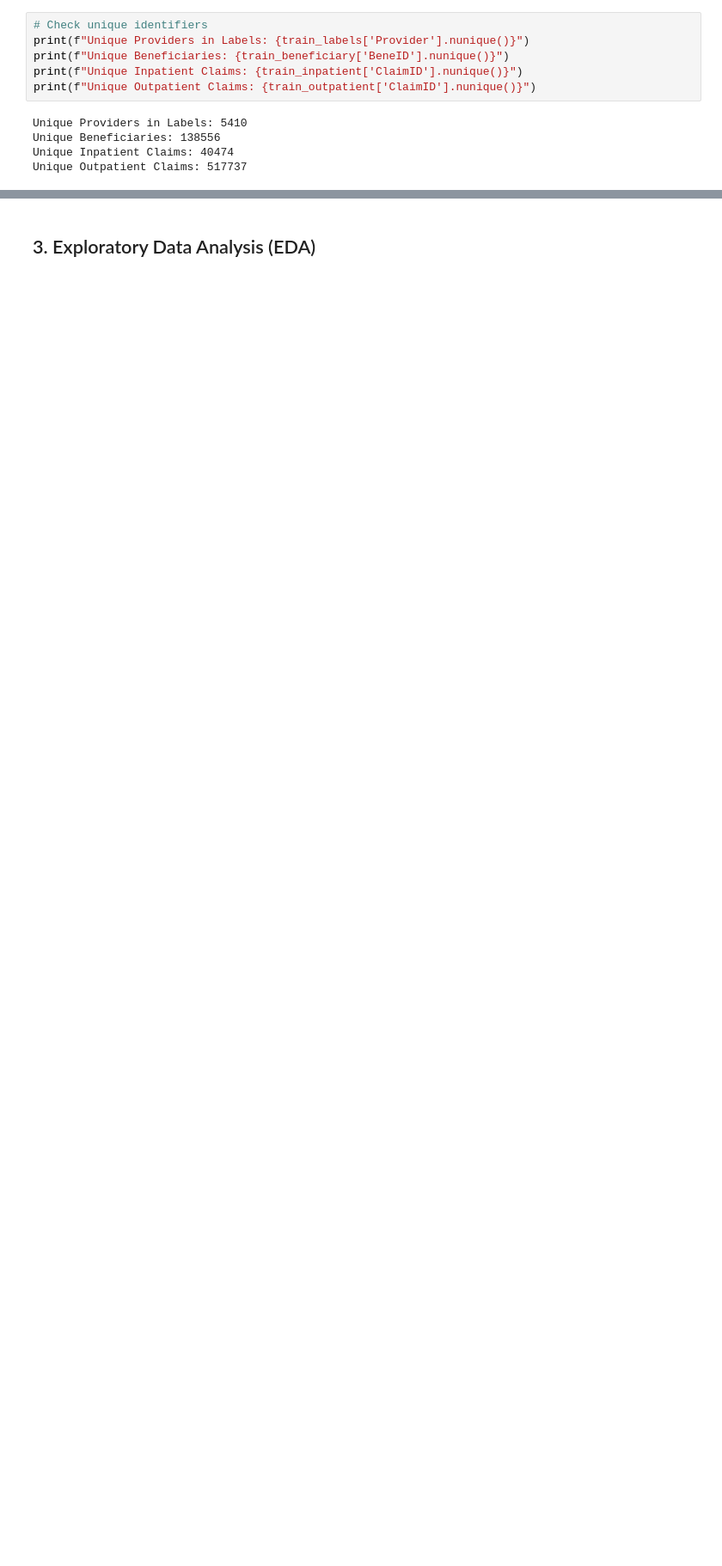
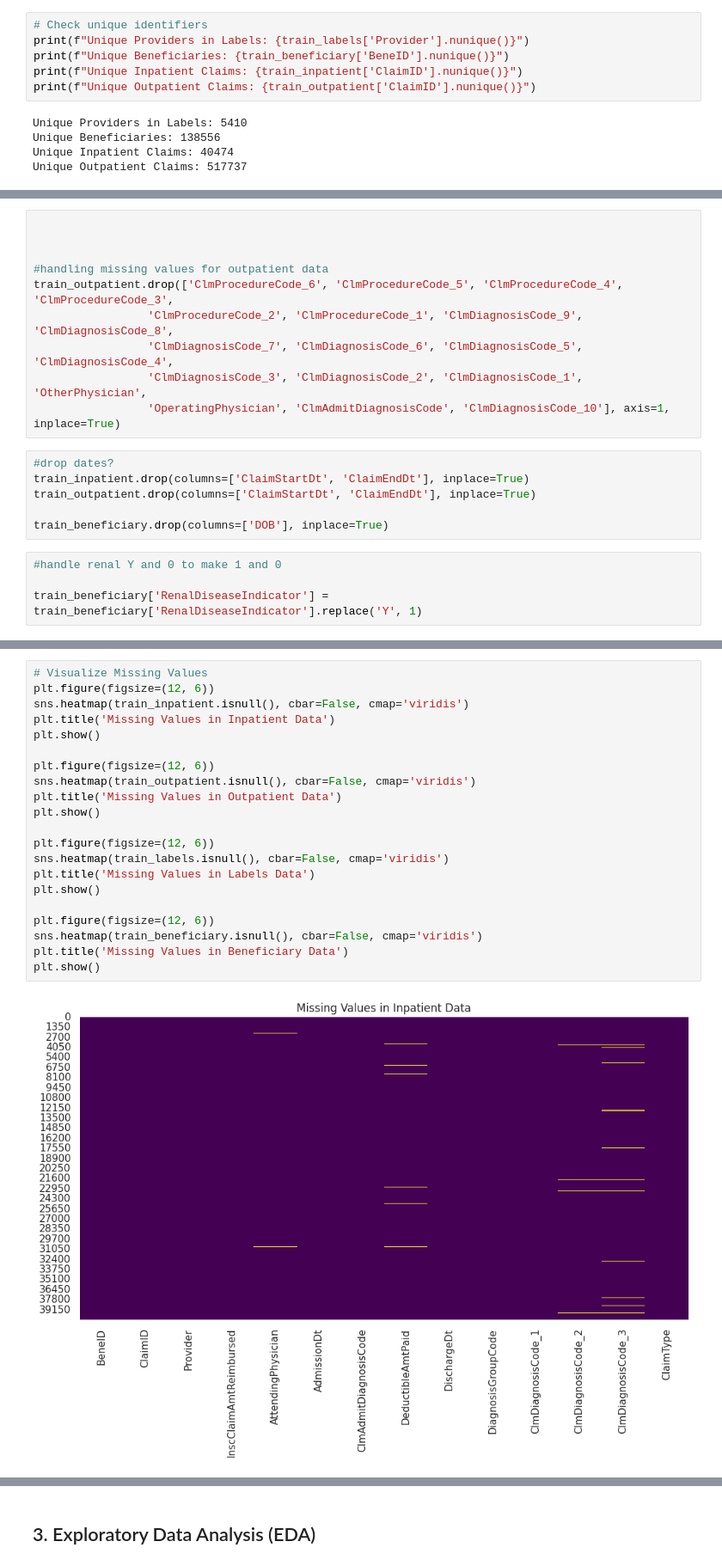
Before and after one commit to AhmedHaythamNaga/fraud_detection_project, a Jupyter notebook: notebooks/01_data_exploration_and_feature_engineering.ipynb, the cells around one changed output, grey strips where cells are left out. Shown at 86% size. Saved outputs shown, nothing was run; the diff lists cells and outputs as text; blank space fills up the shorter version.

```diff
--- a/notebooks/01_data_exploration_and_feature_engineering.ipynb
+++ b/notebooks/01_data_exploration_and_feature_engineering.ipynb
@@ -159,0 +252,20 @@ Unique Outpatient Claims: 517737
+# %%
+
+
+
+#handling missing values for outpatient data
+train_outpatient.drop(['ClmProcedureCode_6', 'ClmProcedureCode_5', 'ClmProcedureCode_4', 'ClmProcedureCode_3',
+                 'ClmProcedureCode_2', 'ClmProcedureCode_1', 'ClmDiagnosisCode_9', 'ClmDiagnosisCode_8',
+                 'ClmDiagnosisCode_7', 'ClmDiagnosisCode_6', 'ClmDiagnosisCode_5', 'ClmDiagnosisCode_4',
+                 'ClmDiagnosisCode_3', 'ClmDiagnosisCode_2', 'ClmDiagnosisCode_1', 'OtherPhysician',
+                 'OperatingPhysician', 'ClmAdmitDiagnosisCode', 'ClmDiagnosisCode_10'], axis=1, inplace=True)
+# %%
+#drop dates?
+train_inpatient.drop(columns=['ClaimStartDt', 'ClaimEndDt'], inplace=True)
+train_outpatient.drop(columns=['ClaimStartDt', 'ClaimEndDt'], inplace=True)
+
+train_beneficiary.drop(columns=['DOB'], inplace=True)
+# %%
+#handle renal Y and 0 to make 1 and 0
+
+train_beneficiary['RenalDiseaseIndicator'] = train_beneficiary['RenalDiseaseIndicator'].replace('Y', 1)
@@ -159,0 +305,23 @@ Unique Outpatient Claims: 517737
+# %%
+# Visualize Missing Values
+plt.figure(figsize=(12, 6))
+sns.heatmap(train_inpatient.isnull(), cbar=False, cmap='viridis')
+plt.title('Missing Values in Inpatient Data')
+plt.show()
+
+plt.figure(figsize=(12, 6))
+sns.heatmap(train_outpatient.isnull(), cbar=False, cmap='viridis')
+plt.title('Missing Values in Outpatient Data')
+plt.show()
+
+plt.figure(figsize=(12, 6))
+sns.heatmap(train_labels.isnull(), cbar=False, cmap='viridis')
+plt.title('Missing Values in Labels Data')
+plt.show()
+
+plt.figure(figsize=(12, 6))
+sns.heatmap(train_beneficiary.isnull(), cbar=False, cmap='viridis')
+plt.title('Missing Values in Beneficiary Data')
+plt.show()
+# %% [output]
+[figure, added]
```
Also changed, not shown: parts of 38 cells of this notebook, 3 other files.
